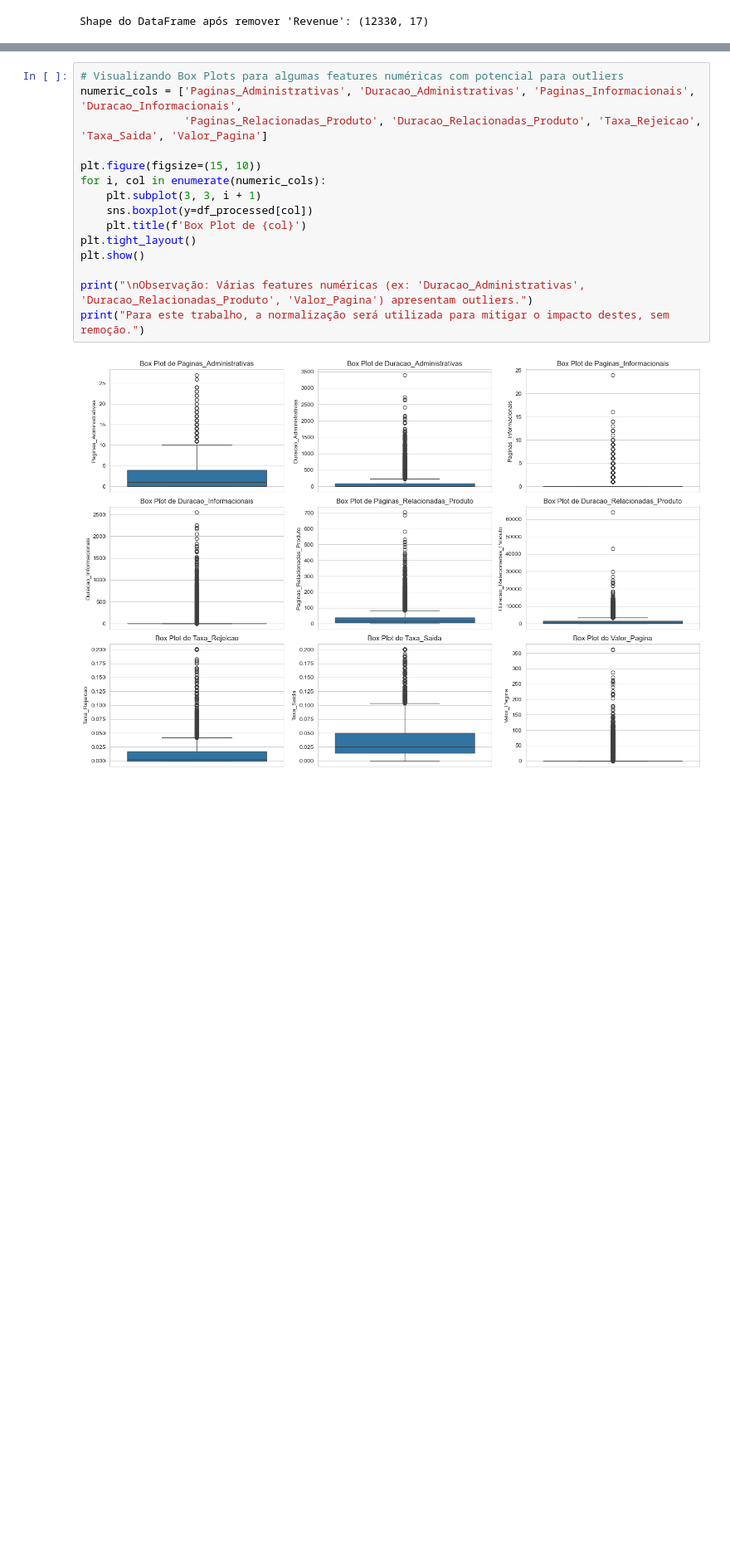
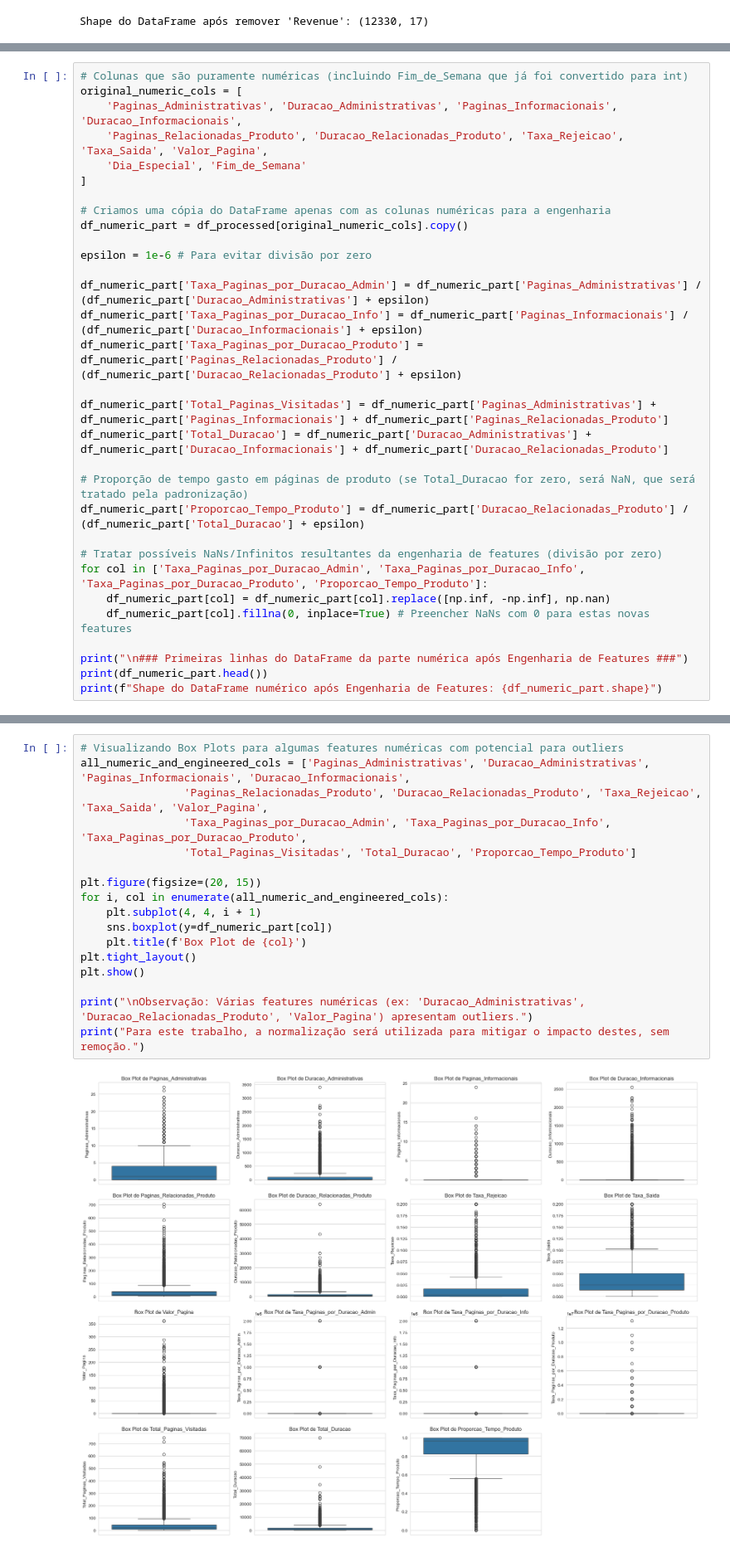
Before and after one commit to MLGODS/Project02-UnsupervisedLearning, a Jupyter notebook: Trabalho_de_Clusterização_de_Comportamento_de_Compras_Online.ipynb, the cells around one changed output, grey strips where cells are left out. Shown at 83% size. Saved outputs shown, nothing was run; the diff lists cells and outputs as text; blank space fills up the shorter version.

```diff
--- a/Trabalho_de_Clusterização_de_Comportamento_de_Compras_Online.ipynb
+++ b/Trabalho_de_Clusterização_de_Comportamento_de_Compras_Online.ipynb
@@ -186,0 +191,31 @@ dtype: int64
+# %%
+# Colunas que são puramente numéricas (incluindo Fim_de_Semana que já foi convertido para int)
+original_numeric_cols = [
+    'Paginas_Administrativas', 'Duracao_Administrativas', 'Paginas_Informacionais', 'Duracao_Informacionais',
+    'Paginas_Relacionadas_Produto', 'Duracao_Relacionadas_Produto', 'Taxa_Rejeicao', 'Taxa_Saida', 'Valor_Pagina',
+    'Dia_Especial', 'Fim_de_Semana'
+]
+
+# Criamos uma cópia do DataFrame apenas com as colunas numéricas para a engenharia
+df_numeric_part = df_processed[original_numeric_cols].copy()
+
+epsilon = 1e-6 # Para evitar divisão por zero
+
+df_numeric_part['Taxa_Paginas_por_Duracao_Admin'] = df_numeric_part['Paginas_Administrativas'] / (df_numeric_part['Duracao_Administrativas'] + epsilon)
+df_numeric_part['Taxa_Paginas_por_Duracao_Info'] = df_numeric_part['Paginas_Informacionais'] / (df_numeric_part['Duracao_Informacionais'] + epsilon)
+df_numeric_part['Taxa_Paginas_por_Duracao_Produto'] = df_numeric_part['Paginas_Relacionadas_Produto'] / (df_numeric_part['Duracao_Relacionadas_Produto'] + epsilon)
+
+df_numeric_part['Total_Paginas_Visitadas'] = df_numeric_part['Paginas_Administrativas'] + df_numeric_part['Paginas_Informacionais'] + df_numeric_part['Paginas_Relacionadas_Produto']
+df_numeric_part['Total_Duracao'] = df_numeric_part['Duracao_Administrativas'] + df_numeric_part['Duracao_Informacionais'] + df_numeric_part['Duracao_Relacionadas_Produto']
+
+# Proporção de tempo gasto em páginas de produto (se Total_Duracao for zero, será NaN, que será tratado pela padronização)
+df_numeric_part['Proporcao_Tempo_Produto'] = df_numeric_part['Duracao_Relacionadas_Produto'] / (df_numeric_part['Total_Duracao'] + epsilon)
+
+# Tratar possíveis NaNs/Infinitos resultantes da engenharia de features (divisão por zero)
+for col in ['Taxa_Paginas_por_Duracao_Admin', 'Taxa_Paginas_por_Duracao_Info', 'Taxa_Paginas_por_Duracao_Produto', 'Proporcao_Tempo_Produto']:
+    df_numeric_part[col] = df_numeric_part[col].replace([np.inf, -np.inf], np.nan)
+    df_numeric_part[col].fillna(0, inplace=True) # Preencher NaNs com 0 para estas novas features
+
+print("\n### Primeiras linhas do DataFrame da parte numérica após Engenharia de Features ###")
+print(df_numeric_part.head())
+print(f"Shape do DataFrame numérico após Engenharia de Features: {df_numeric_part.shape}")
@@ -192,21 +245,23 @@ As features de duração e contagem de páginas (e.g., `Administrative_Duration`
 Para este trabalho, em vez de remover ou transformar os outliers de forma agressiva (o que pode distorcer a distribuição real e a estrutura dos clusters para iniciantes), vamos **observar a distribuição** e confiar que a normalização (StandardScaler) mitigará parte do impacto, ao invés de realizar uma winsorização ou remoção que pode ser mais complexa. No entanto, é importante estar ciente de sua presença.
 # %%
 # Visualizando Box Plots para algumas features numéricas com potencial para outliers
-numeric_cols = ['Paginas_Administrativas', 'Duracao_Administrativas', 'Paginas_Informacionais', 'Duracao_Informacionais',
-                'Paginas_Relacionadas_Produto', 'Duracao_Relacionadas_Produto', 'Taxa_Rejeicao', 'Taxa_Saida', 'Valor_Pagina']
+all_numeric_and_engineered_cols = ['Paginas_Administrativas', 'Duracao_Administrativas', 'Paginas_Informacionais', 'Duracao_Informacionais',
+                'Paginas_Relacionadas_Produto', 'Duracao_Relacionadas_Produto', 'Taxa_Rejeicao', 'Taxa_Saida', 'Valor_Pagina',
+                'Taxa_Paginas_por_Duracao_Admin', 'Taxa_Paginas_por_Duracao_Info', 'Taxa_Paginas_por_Duracao_Produto',
+                'Total_Paginas_Visitadas', 'Total_Duracao', 'Proporcao_Tempo_Produto']
 
-plt.figure(figsize=(15, 10))
-for i, col in enumerate(numeric_cols):
-    plt.subplot(3, 3, i + 1)
-    sns.boxplot(y=df_processed[col])
+plt.figure(figsize=(20, 15))
+for i, col in enumerate(all_numeric_and_engineered_cols):
+    plt.subplot(4, 4, i + 1)
+    sns.boxplot(y=df_numeric_part[col])
     plt.title(f'Box Plot de {col}')
 plt.tight_layout()
 plt.show()
 
 print("\nObservação: Várias features numéricas (ex: 'Duracao_Administrativas', 'Duracao_Relacionadas_Produto', 'Valor_Pagina') apresentam outliers.")
 print("Para este trabalho, a normalização será utilizada para mitigar o impacto destes, sem remoção.")
 # %% [output]
-[figure, old version]
+[figure, new version]
 Observação: Várias features numéricas (ex: 'Duracao_Administrativas', 'Duracao_Relacionadas_Produto', 'Valor_Pagina') apresentam outliers.
 Para este trabalho, a normalização será utilizada para mitigar o impacto destes, sem remoção.
 # %% [markdown]
```
Also changed, not shown: parts of 9 cells of this notebook, 1 other file.
